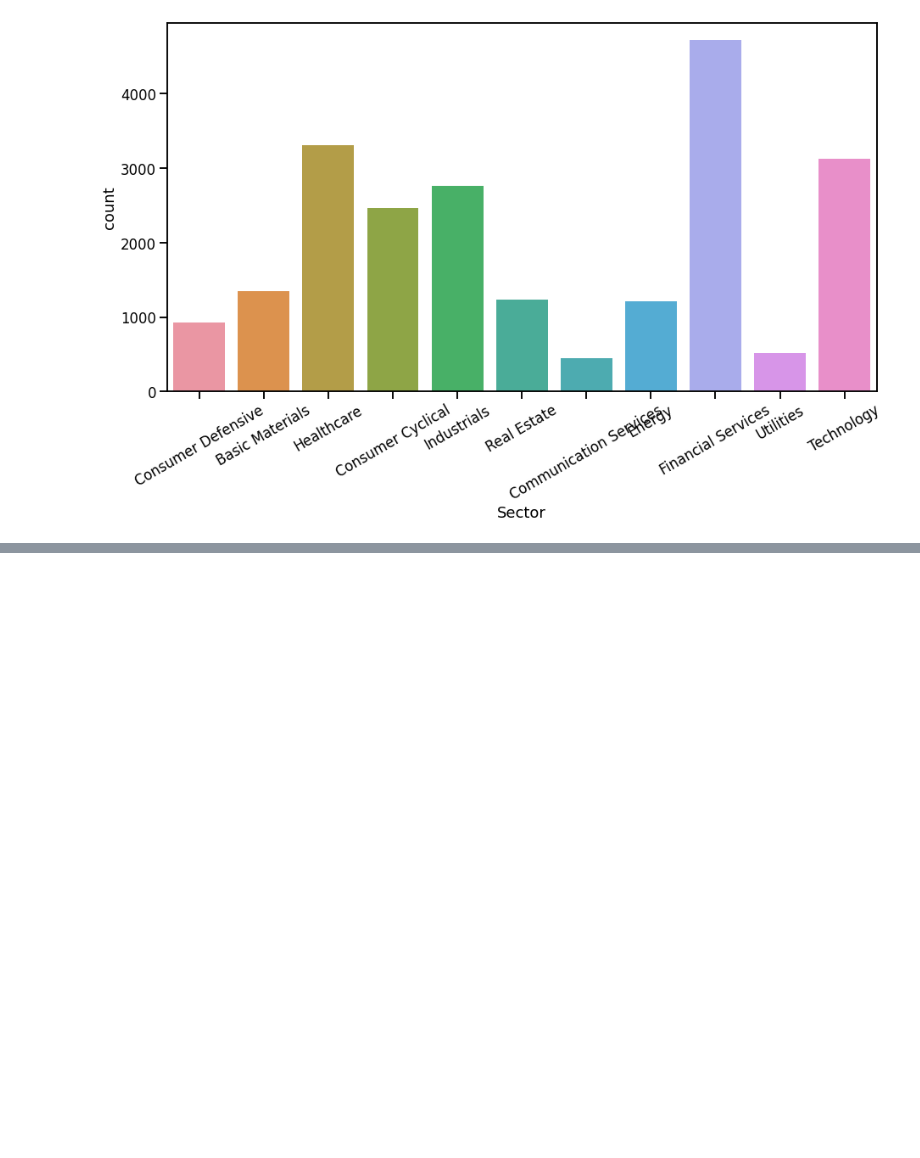
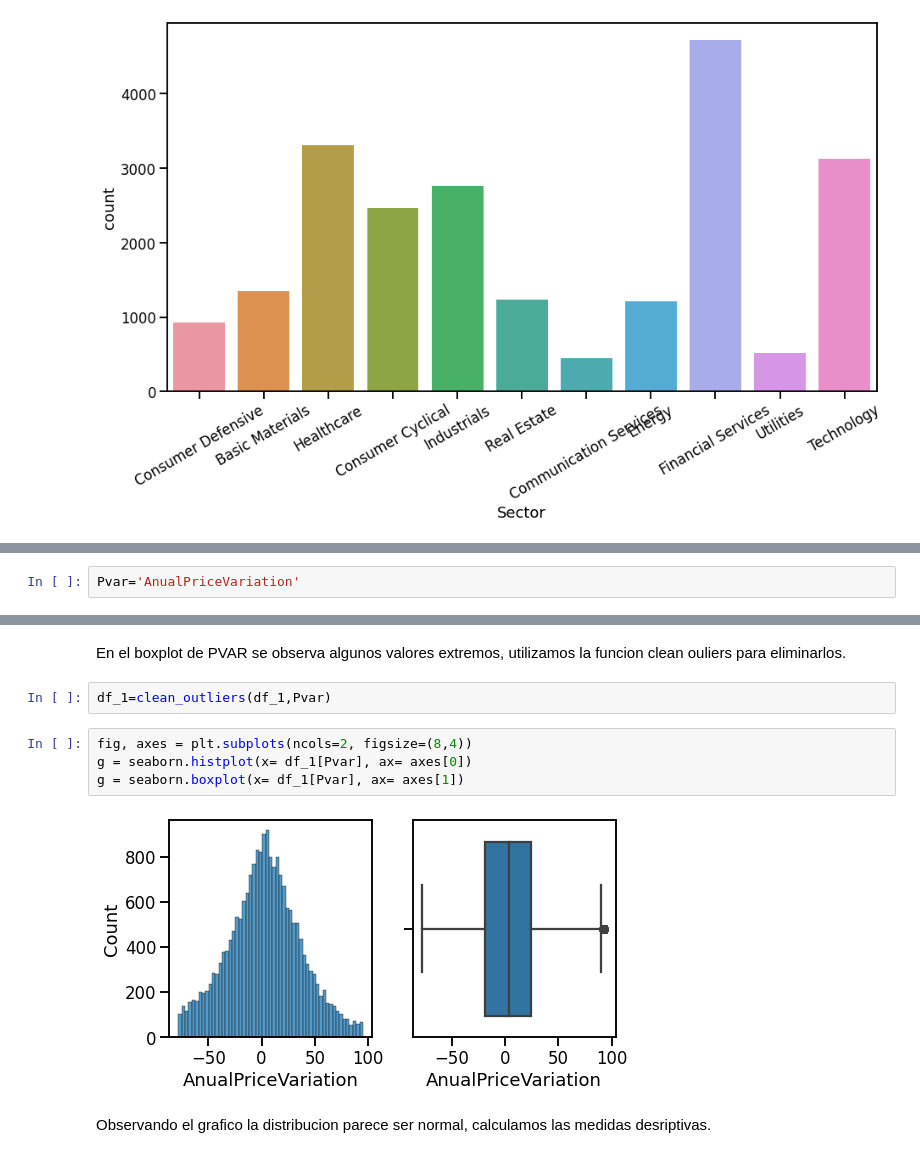
Before and after one commit to Nicoch590/DatosFinancieros, a Jupyter notebook: Datos_Financieros_3.ipynb, the cells around one changed output, grey strips where cells are left out. Drawn from its saved outputs; the diff is of its cells as text; blank space fills up the shorter version.

```diff
--- a/Datos_Financieros_3.ipynb
+++ b/Datos_Financieros_3.ipynb
@@ -181,0 +186,2 @@ plt.xticks(rotation=30)
+# %%
+Pvar='AnualPriceVariation'
@@ -181,0 +194,12 @@ plt.xticks(rotation=30)
+# %% [markdown]
+En el boxplot de PVAR se observa algunos valores extremos, utilizamos la funcion clean ouliers para eliminarlos.
+# %%
+df_1=clean_outliers(df_1,Pvar)
+# %%
+fig, axes = plt.subplots(ncols=2, figsize=(8,4))
+g = seaborn.histplot(x= df_1[Pvar], ax= axes[0])
+g = seaborn.boxplot(x= df_1[Pvar], ax= axes[1])
+# %% [output]
+[figure, added]
+# %% [markdown]
+Observando el grafico la distribucion parece ser normal, calculamos las medidas desriptivas.
```
Also changed, not shown: parts of 12 cells of this notebook.
